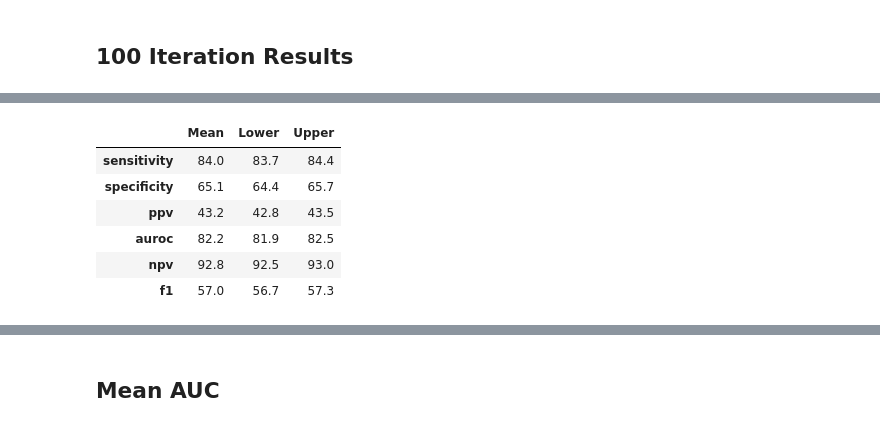
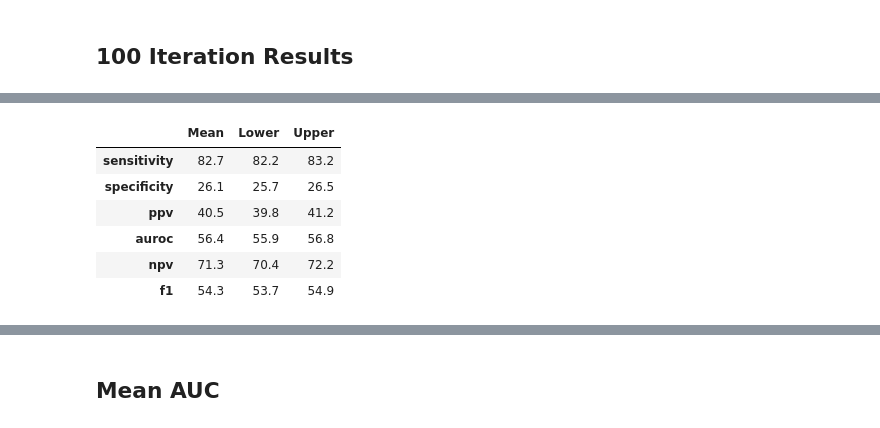
Before and after one commit to sudarshan85/imminent-adm-mimic, a Jupyter notebook: analysis/result_analysis.ipynb, the cells around one changed output, grey strips where cells are left out. Saved outputs shown, nothing was run; the diff lists cells and outputs as text; code cells hidden in the pictures.

```diff
--- a/analysis/result_analysis.ipynb
+++ b/analysis/result_analysis.ipynb
@@ -220,10 +240,10 @@ ps_ttests = pd.read_csv(args.resultdir/'ps_ttests.csv', index_col=0)
 # %%
-ia_bams['avg-lr-rf-gbm-mlp'].get_avg_metrics(conf=0.95)
+ps_bams['max-lr-rf-gbm-mlp'].get_avg_metrics(conf=0.95)
 # %% [output]
 |  | Mean | Lower | Upper |
-| sensitivity | 84.0 | 83.7 | 84.4 |
-| specificity | 65.1 | 64.4 | 65.7 |
-| ppv | 43.2 | 42.8 | 43.5 |
-| auroc | 82.2 | 81.9 | 82.5 |
-| npv | 92.8 | 92.5 | 93.0 |
-| f1 | 57.0 | 56.7 | 57.3 |
+| sensitivity | 82.7 | 82.2 | 83.2 |
+| specificity | 26.1 | 25.7 | 26.5 |
+| ppv | 40.5 | 39.8 | 41.2 |
+| auroc | 56.4 | 55.9 | 56.8 |
+| npv | 71.3 | 70.4 | 72.2 |
+| f1 | 54.3 | 53.7 | 54.9 |
```
Also changed, not shown: parts of 4 cells of this notebook, 3 other files.
